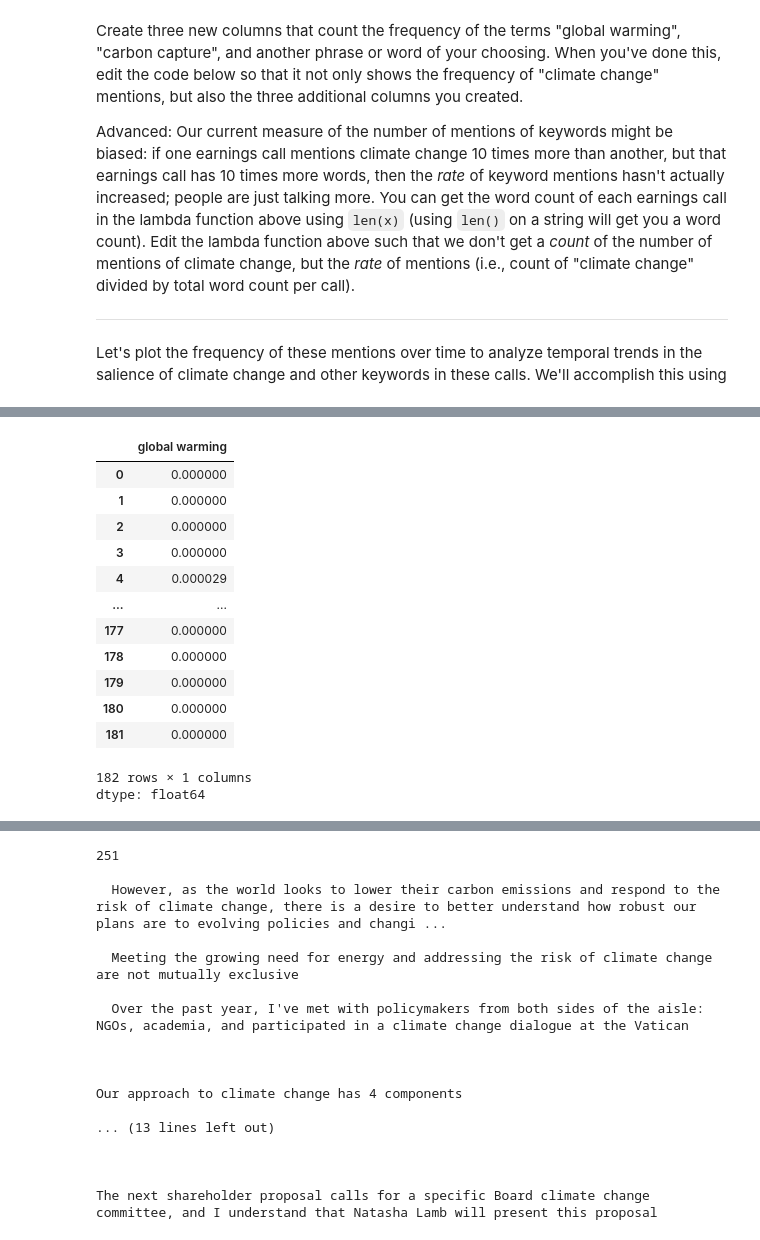
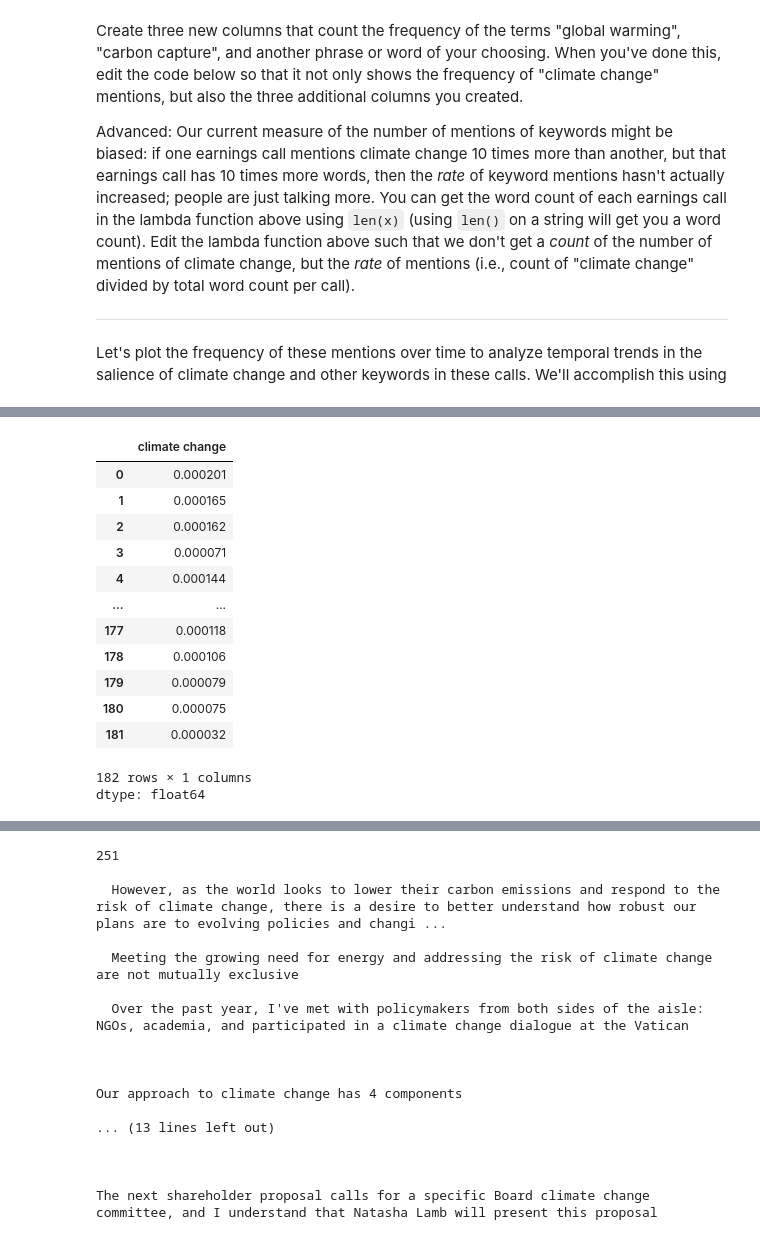
Before and after one commit to shiraparnes/QM2, a Jupyter notebook: notebooks_2025_option_2/W04. Natural Language Processing.ipynb, the cells around one changed output, grey strips where cells are left out. Saved outputs shown, nothing was run; the diff lists cells and outputs as text; code cells hidden in the pictures.

```diff
--- a/notebooks_2025_option_2/W04. Natural Language Processing.ipynb
+++ b/notebooks_2025_option_2/W04. Natural Language Processing.ipynb
@@ -283,20 +303,18 @@ Let's plot the frequency of these mentions over time to analyze temporal trends
 # %%
-df['climate change']=df['Text'].apply(lambda x: len(re.findall(r'climate change', x, re.IGNORECASE)))
+df['climate change']=df['Text'].apply(lambda x:len(re.findall(r'environment', x, re.IGNORECASE))/len(x))
+df['climate change']
+# %% [output]
+|  | climate change |
+| 0 | 0.000201 |
+| 1 | 0.000165 |
+| 2 | 0.000162 |
+| 3 | 0.000071 |
+| 4 | 0.000144 |
+| ... | ... |
+| 177 | 0.000118 |
+| 178 | 0.000106 |
+| 179 | 0.000079 |
+| 180 | 0.000075 |
+| 181 | 0.000032 |
+182 rows × 1 columns
+dtype: float64
-# %%
-df['global warming']=df['Text'].apply(lambda x:len(re.findall(r'global warming', x, re.IGNORECASE))/len(x))
-df['global warming']
-# %% [output]
-|  | global warming |
-| 0 | 0.000000 |
-| 1 | 0.000000 |
-| 2 | 0.000000 |
-| 3 | 0.000000 |
-| 4 | 0.000029 |
-| ... | ... |
-| 177 | 0.000000 |
-| 178 | 0.000000 |
-| 179 | 0.000000 |
-| 180 | 0.000000 |
-| 181 | 0.000000 |
-182 rows × 1 columns
-dtype: float64
```
Also changed, not shown: parts of 15 cells of this notebook.
